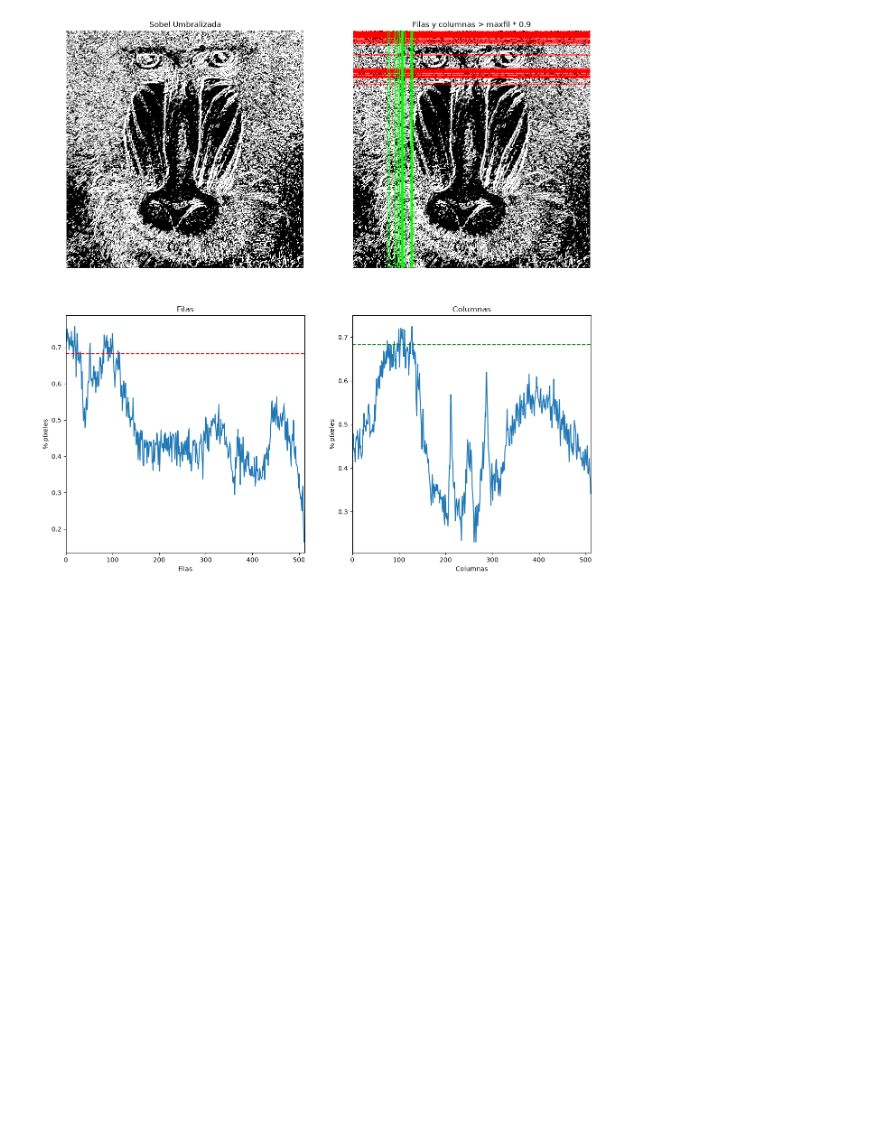
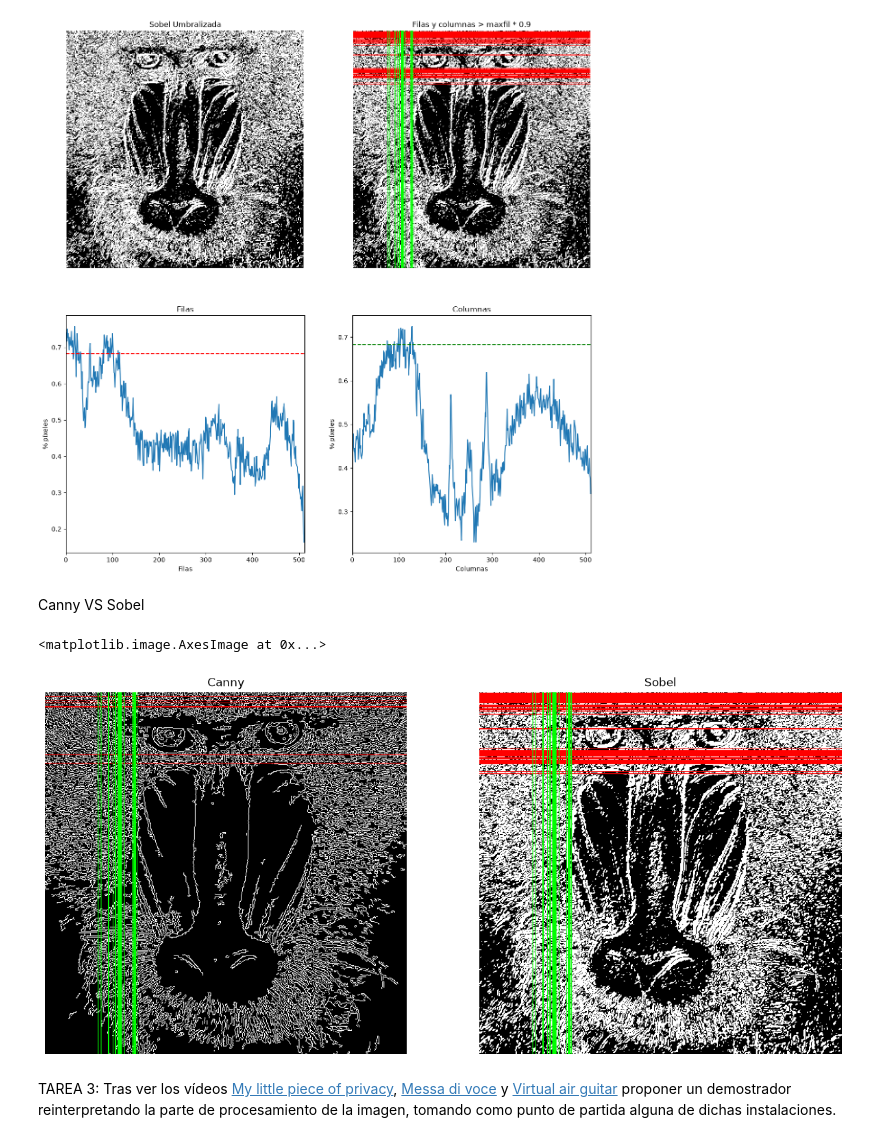
Before and after one commit to edulanarf/Practicas-VC, a Jupyter notebook: P2/P2.ipynb, the cells around one changed output. Cells and saved outputs as stored; diff of their text form; code cells hidden in the pictures; blank space fills up the shorter version.

```diff
--- a/P2/P2.ipynb
+++ b/P2/P2.ipynb
@@ -111,16 +117,60 @@ plt.axhline(umbral, color='green', linestyle='--')
 plt.xlim([0, canny.shape[1]])
 
 #Imagen de Sobel a RGB
-img_resultado = cv2.cvtColor(imagenUmbralizada, cv2.COLOR_GRAY2RGB)
+img_resultado2 = cv2.cvtColor(imagenUmbralizada, cv2.COLOR_GRAY2RGB)
 #Dandole color rojo a las filas blancas que superen el maxfil*0.9 y verde a las columnas
-img_resultado[filas_sel, :] = [255, 0, 0]
-img_resultado[:, cols_sel] = [0, 255, 0]
+img_resultado2[filas_sel, :] = [255, 0, 0]
+img_resultado2[:, cols_sel] = [0, 255, 0]
 
 plt.subplot(2, 2, 2)
 plt.axis("off")
 plt.title("Filas y columnas > maxfil * 0.9")
-plt.imshow(img_resultado)
+plt.imshow(img_resultado2)
 
 plt.show()
 # %% [output]
 [figure]
+# %% [markdown]
+Canny VS Sobel
+# %%
+#Para comparar ambos, se debe tambien hacer el cálculo de las columnas para el algoritmo de Canny:
+
+img = cv2.imread('mandril.jpg')
+gris = cv2.cvtColor(img, cv2.COLOR_BGR2GRAY)
+canny = cv2.Canny(gris, 100, 200)
+row_counts = cv2.reduce(canny, 1, cv2.REDUCE_SUM, dtype=cv2.CV_32SC1)
+col_counts = cv2.reduce(canny, 0, cv2.REDUCE_SUM, dtype=cv2.CV_32SC1)
+
+rows = row_counts / (255 * canny.shape[1])
+cols = col_counts[0] / (255 * sobel.shape[0])
+
+umbral = max(rows) * 0.9
+umbral_col = max(cols) * 0.9
+
+filas_sel = np.where(rows >= umbral)[0]
+columnas_sel = np.where(cols >= umbral_col)[0]
+
+img_resultado = cv2.cvtColor(canny, cv2.COLOR_GRAY2RGB)
+
+img_resultado[filas_sel, :] = [255, 0, 0]
+img_resultado[:, cols_sel] = [0, 255, 0]
+
+#Imagen Canny
+
+plt.figure(figsize=(15, 15))
+plt.subplot(1, 2, 1)
+plt.axis("off")
+plt.title("Canny")
+plt.imshow(img_resultado)
+
+#Imagen Sobel
+
+plt.subplot(1, 2, 2)
+plt.axis("off")
+plt.title("Sobel")
+plt.imshow(img_resultado2)
+# %% [output]
+<matplotlib.image.AxesImage at 0x...>
+[figure, added]
+# %% [markdown]
+TAREA 3: Tras ver los vídeos [My little piece of privacy](https://www.niklasroy.com/project/88/my-little-piece-of-privacy), [Messa di voce](https://youtu.be/GfoqiyB1ndE?feature=shared) y [Virtual air guitar](https://youtu.be/FIAmyoEpV5c?feature=shared) proponer un demostrador reinterpretando la parte de procesamiento de la imagen, tomando como punto de partida alguna de dichas instalaciones.
```
Also changed, not shown: parts of 1 cell of this notebook.
